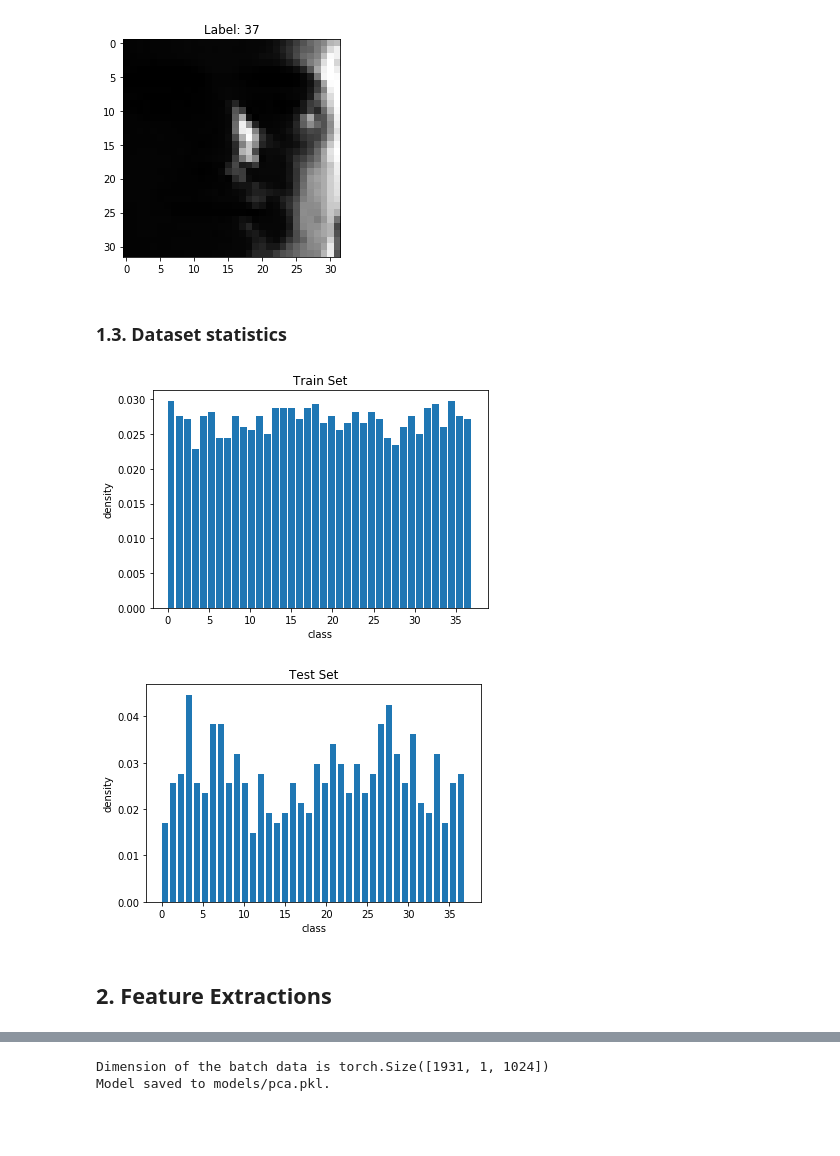
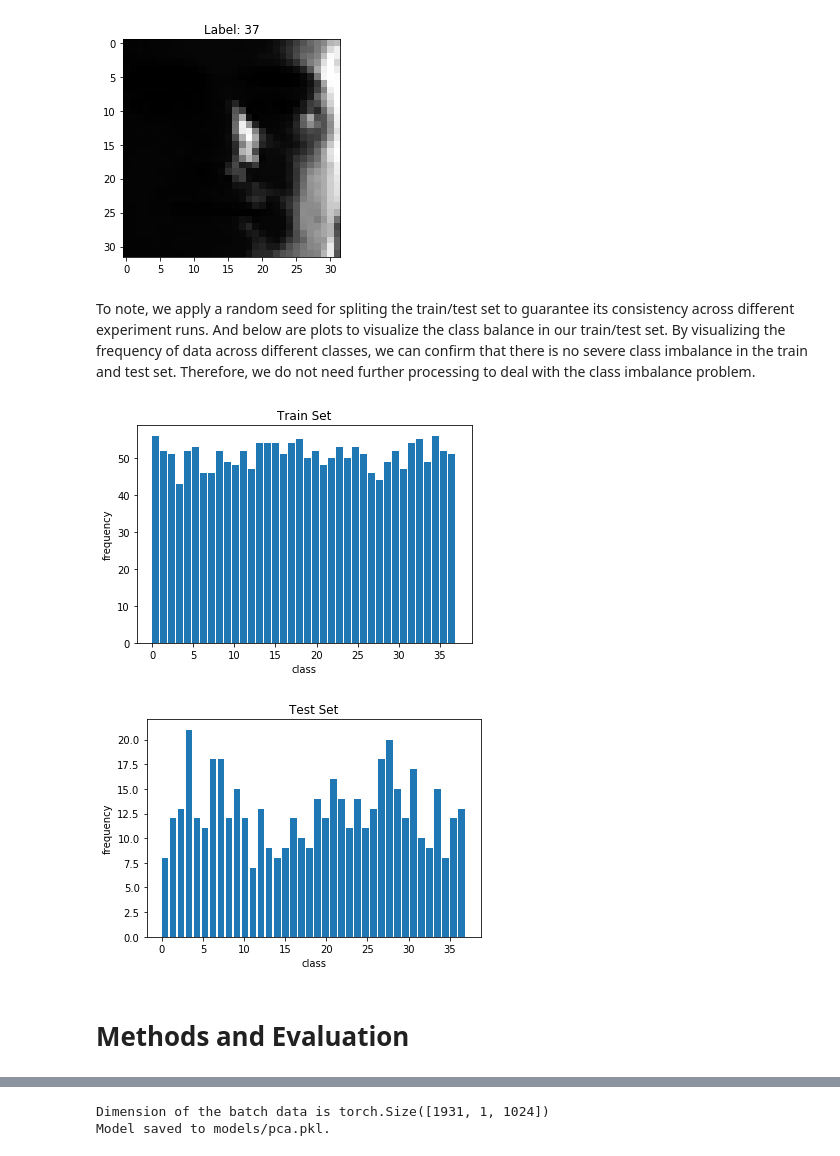
Before and after one commit to RLee-xy/Facial-Recognition-1, a Jupyter notebook: demo.ipynb, the cells around one changed output, grey strips where cells are left out. Saved outputs shown, nothing was run; the diff lists cells and outputs as text; code cells hidden in the pictures; blank space fills up the shorter version.

```diff
--- a/demo.ipynb
+++ b/demo.ipynb
@@ -72,23 +121,23 @@ Image shape is resized to: torch.Size([32, 32])
 [figure]
 [figure]
 [figure]
-# %% [markdown]
-### 1.3. Dataset statistics ###
+# %% [markdown]
+To note, we apply a random seed for spliting the train/test set to guarantee its consistency across different experiment runs. And below are plots to visualize the class balance in our train/test set. By visualizing the frequency of data across different classes, we can confirm that there is no severe class imbalance in the train and test set. Therefore, we do not need further processing to deal with the class imbalance problem.
 # %%
-plt.hist(train_set.labels, bins=38, density=True, width=0.8)
+plt.hist(train_set.labels, bins=38, density=False, width=0.8)
 plt.title("Train Set")
 plt.xlabel("class")
-plt.ylabel("density")
+plt.ylabel("frequency")
 plt.show()
 
 _, y_test = next(iter(test_loader))
-plt.hist(test_set.labels, bins=38, density=True, width=0.8)
+plt.hist(test_set.labels, bins=38, density=False, width=0.8)
 plt.title("Test Set")
 plt.xlabel("class")
-plt.ylabel("density")
+plt.ylabel("frequency")
 plt.show()
 # %% [output]
-[figure, old version]
+[figure, new version]
-[figure, old version]
+[figure, new version]
-# %% [markdown]
-## 2. Feature Extractions ##
+# %% [markdown]
+# Methods and Evaluation
```
Also changed, not shown: parts of 75 cells of this notebook, 17 other files.
